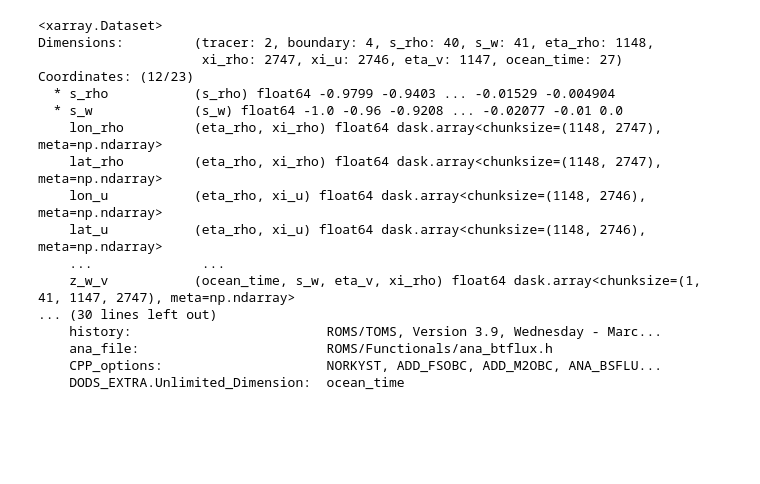
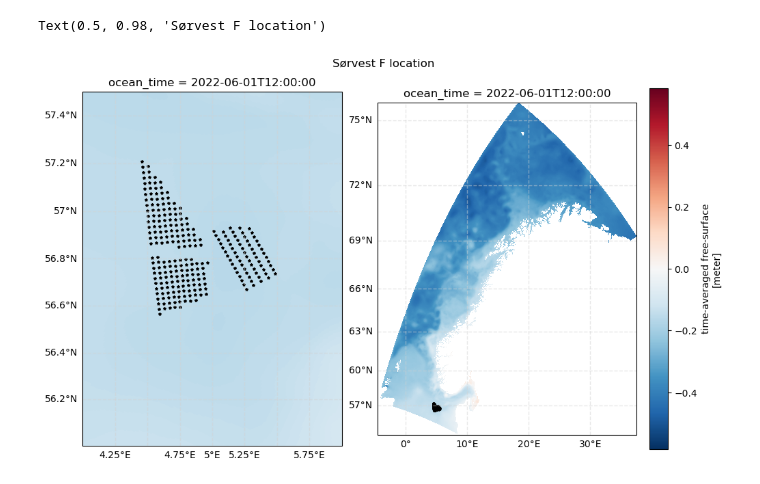
Before and after one commit to kjes4pres/MET_sommer25, a Jupyter notebook: windmill_analysis.ipynb, the cells around one changed output. Cells and saved outputs as stored; diff of their text form; code cells hidden in the pictures; blank space fills up the shorter version.

```diff
--- a/windmill_analysis.ipynb
+++ b/windmill_analysis.ipynb
@@ -31,20 +29,0 @@ turb_avg_06 = open_experiment(base_url_turb_avg_06, 30)
-# %%
-turb_avg_02
-# %% [output]
-<xarray.Dataset>
-Dimensions:         (tracer: 2, boundary: 4, s_rho: 40, s_w: 41, eta_rho: 1148,
-                     xi_rho: 2747, xi_u: 2746, eta_v: 1147, ocean_time: 27)
-Coordinates: (12/23)
-  * s_rho           (s_rho) float64 -0.9799 -0.9403 ... -0.01529 -0.004904
-  * s_w             (s_w) float64 -1.0 -0.96 -0.9208 ... -0.02077 -0.01 0.0
-    lon_rho         (eta_rho, xi_rho) float64 dask.array<chunksize=(1148, 2747), meta=np.ndarray>
-    lat_rho         (eta_rho, xi_rho) float64 dask.array<chunksize=(1148, 2747), meta=np.ndarray>
-    lon_u           (eta_rho, xi_u) float64 dask.array<chunksize=(1148, 2746), meta=np.ndarray>
-    lat_u           (eta_rho, xi_u) float64 dask.array<chunksize=(1148, 2746), meta=np.ndarray>
-    ...              ...
-    z_w_v           (ocean_time, s_w, eta_v, xi_rho) float64 dask.array<chunksize=(1, 41, 1147, 2747), meta=np.ndarray>
-... (30 lines left out)
-    history:                         ROMS/TOMS, Version 3.9, Wednesday - Marc...
-    ana_file:                        ROMS/Functionals/ana_btflux.h
-    CPP_options:                     NORKYST, ADD_FSOBC, ADD_M2OBC, ANA_BSFLU...
-    DODS_EXTRA.Unlimited_Dimension:  ocean_time
@@ -50,0 +44,29 @@ Coordinates: (12/23)
+# %%
+test = xroms.open_netcdf('/lustre/storeB/project/nwp/havvind/hav/results/experiment/EXP-06/norkyst_avg_0001.nc')
+test, xgrid = xroms.roms_dataset(test, include_cell_volume=True)
+# %%
+# Reading in the turbine coordinates
+sorvest_F = get_turbine_coords('/lustre/storeB/project/nwp/havvind/turbine_coordinates/windfarms_Sorvest_F.txt')
+# %%
+proj = ccrs.Mercator()
+fig, ax = plt.subplots(1,2, figsize = (10, 6), subplot_kw={'projection':proj}, constrained_layout=True)
+
+ax[0].set_extent([4, 6, 56, 57.5], crs=ccrs.PlateCarree())
+
+test.zeta.isel(ocean_time=0).plot(ax = ax[0], x='lon_rho', y='lat_rho', transform=ccrs.PlateCarree(), add_colorbar=False)
+test.zeta.isel(ocean_time=0).plot(ax = ax[1], x='lon_rho', y='lat_rho', transform=ccrs.PlateCarree())
+
+for axs in ax.flatten():
+    for i in range(len(sorvest_F.coordinates)):
+        axs.plot(sorvest_F.coordinates[i][0], sorvest_F.coordinates[i][1], transform = ccrs.PlateCarree(), color = 'black', marker ='*', markersize=3)
+
+    gl = axs.gridlines(crs=ccrs.PlateCarree(), draw_labels=True, linewidth=1, color='lightgray', alpha=0.5, linestyle='--')
+    gl.top_labels = False  # Disable top labels
+    gl.right_labels = False  # Disable right labels
+    gl.xformatter = LONGITUDE_FORMATTER
+    gl.yformatter = LATITUDE_FORMATTER
+
+fig.suptitle('Sørvest F location')
+# %% [output]
+Text(0.5, 0.98, 'Sørvest F location')
+[figure, added]
```
Also changed, not shown: parts of 12 cells of this notebook.
